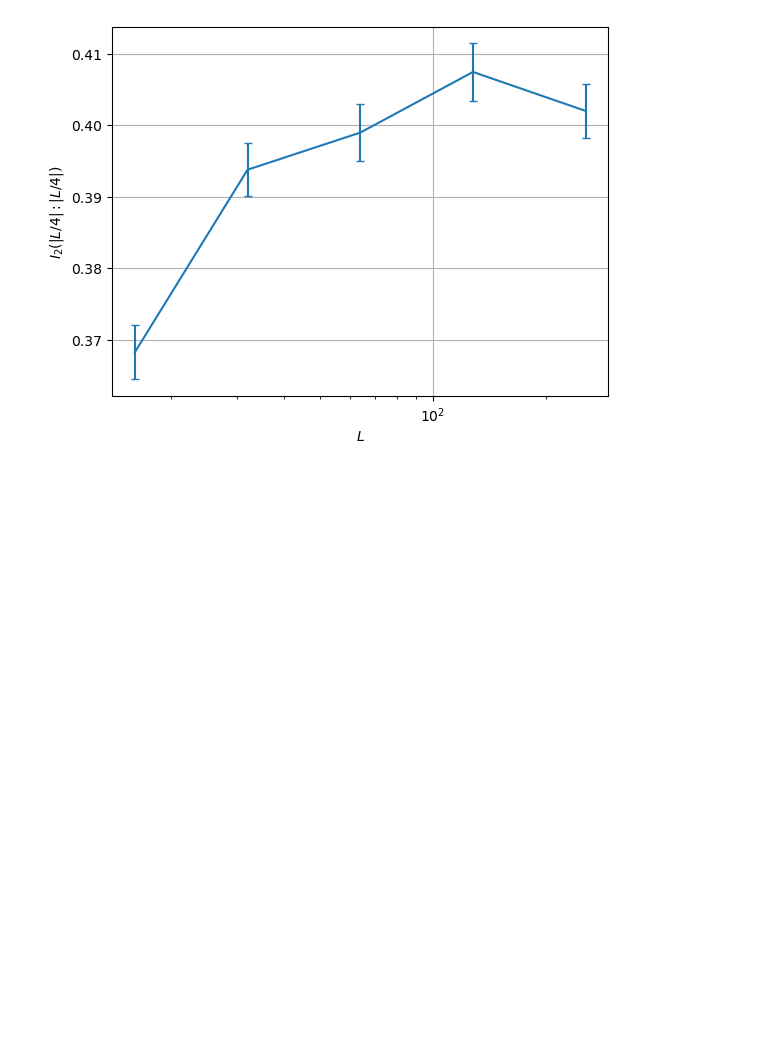
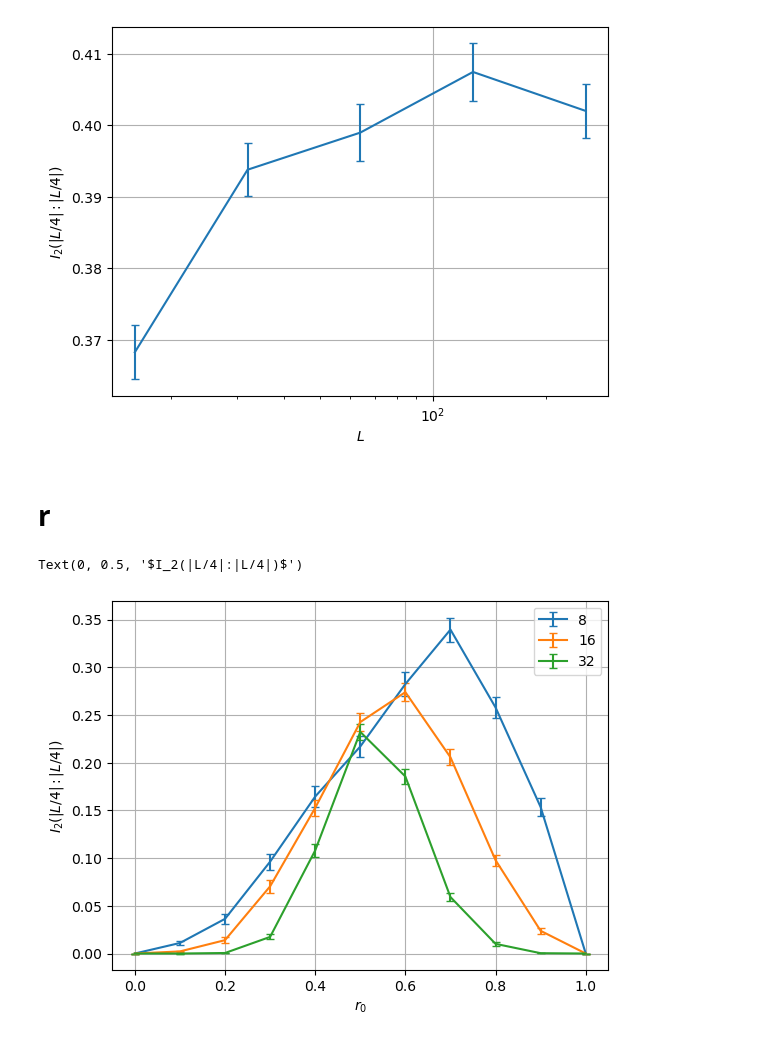
Before and after one commit to hainingpan/GTN, a Jupyter notebook: plot.ipynb, the cells around one changed output. Cells and saved outputs as stored; diff of their text form; code cells hidden in the pictures; blank space fills up the shorter version.

Commit message:
update plot.ipynb add run_class_A_r.py

```diff
--- a/plot.ipynb
+++ b/plot.ipynb
@@ -67,3 +69,28 @@ ax.set_xscale('log')
 # ax.set_ylim(0,0.5)
 # %% [output]
 [figure]
+# %% [markdown]
+# r
+# %%
+L_list=[8,16,32]
+vartheta=np.linspace(0.01,0.49,21)
+MI={}
+EE={}
+for L in L_list:
+    with open(f'class_A_vartheta(0.49,0.49,1)_r(0.00,1.00,11)_En1000_L{L}_t{L}.pickle','rb') as f:
+        rs=pickle.load(f)
+        MI[L]=rs['MI']
+        EE[L]=rs['EE']
+# %%
+fig,ax=plt.subplots()
+for L in L_list:
+    r_list=np.linspace(0,1,MI[L].shape[1])
+    ax.errorbar(x=r_list,y=MI[L].mean(axis=-1)[0],yerr=MI[L].std(axis=-1)[0]/np.sqrt(MI[L].shape[-1]),capsize=3,label=L)
+ax.legend()
+ax.grid('on')
+# ax.set_xlim([0,0.5])
+ax.set_xlabel(r'$r_0$')
+ax.set_ylabel(r'$I_2(|L/4|:|L/4|)$')
+# %% [output]
+Text(0, 0.5, '$I_2(|L/4|:|L/4|)$')
+[figure, added]
```
Also changed, not shown: parts of 2 cells of this notebook, 1 other file.
